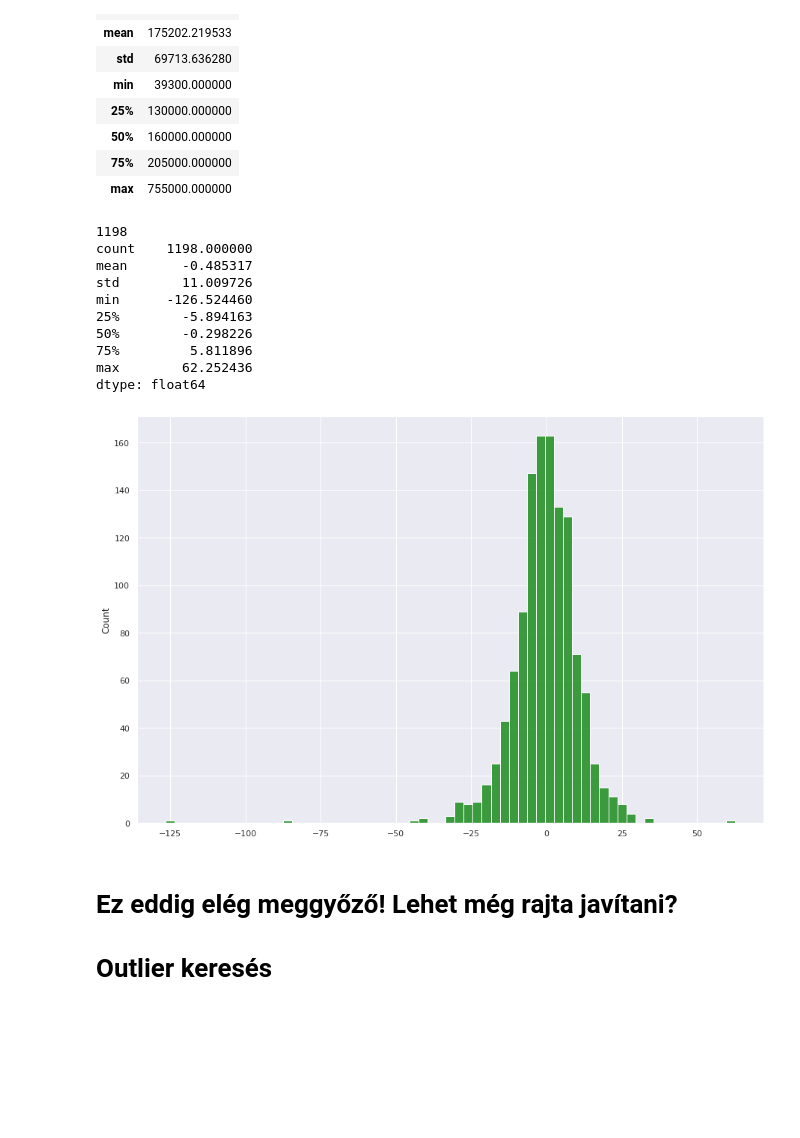
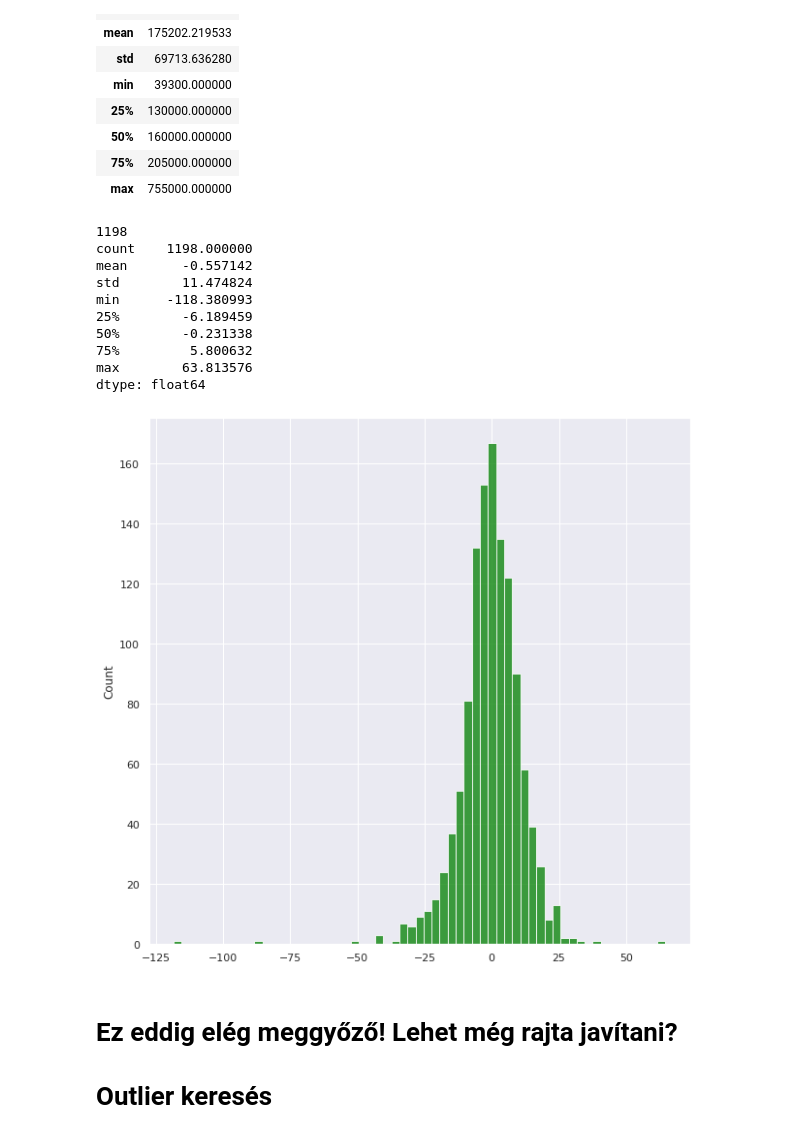
Before and after one commit to sipocz/Colab, a Jupyter notebook: Ames_house_pricing_analysis_step_2.ipynb, the cells around one changed output. Drawn from its saved outputs; the diff is of its cells as text; code cells hidden in the pictures; blank space fills up the shorter version.

```diff
--- a/Ames_house_pricing_analysis_step_2.ipynb
+++ b/Ames_house_pricing_analysis_step_2.ipynb
@@ -539,8 +542,0 @@ Length: 181, dtype: bool
-# %%
-for i in range(len(df)):
-    pass
-    print(df.iloc[i,79])
-    if df.iloc[i,79]=="Normal":
-        print("Normal")
-    else:
-        print("bula")
@@ -595,7 +573,7 @@ MiscFeature     1148
 dtype: int64
 # %%
 #@title Független változók száma { form-width: "50%", display-mode: "form" }
-ndb =  60#@param {type:"integer"}
+ndb =  40#@param {type:"integer"}
 # %%
 #ndb=110
 correlacio=df.corr()
@@ -847,35 +892,35 @@ Y.describe()
 # %%
 delta_list=[]
 import seaborn as sns
 h=len(df["SalePrice"])
 print(h)
 sns.set()
 for i in range(h):
     #print(i)
 
     deltapercent=(Y.iloc[i,0]-lreg_pred[i])/Y.iloc[i,0]*100
     #print(f"{i} --{deltapercent}")
     delta_list.append(deltapercent[0])
 
 
-plt.figure(figsize=(15,10))
+plt.figure(figsize=(10,10))
 sns.histplot(delta_list,color="green", binwidth=3,);
 
 a=pd.Series(delta_list)
 #print(endofparam,a.describe())
 print(a.describe())
 # %% [output]
 1198
 count    1198.000000
-mean       -0.485317
-std        11.009726
-min      -126.524460
-25%        -5.894163
-50%        -0.298226
-75%         5.811896
-max        62.252436
+mean       -0.557142
+std        11.474824
+min      -118.380993
+25%        -6.189459
+50%        -0.231338
+75%         5.800632
+max        63.813576
 dtype: float64
-[figure, old version]
+[figure, new version]
 # %% [markdown]
 # **Ez eddig elég meggyőző! Lehet még rajta javítani?**
 
```
Also changed, not shown: parts of 34 cells of this notebook.
